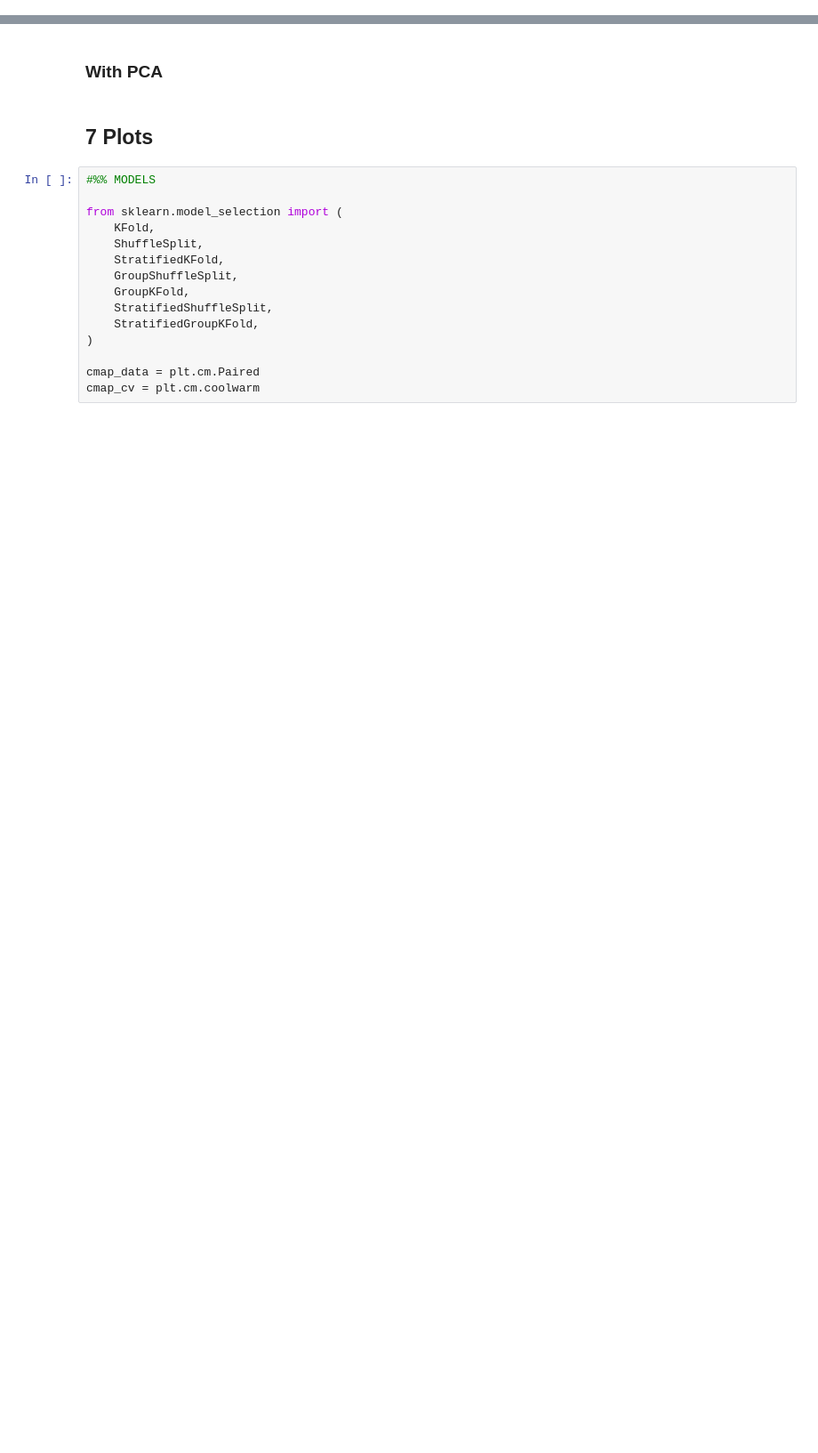
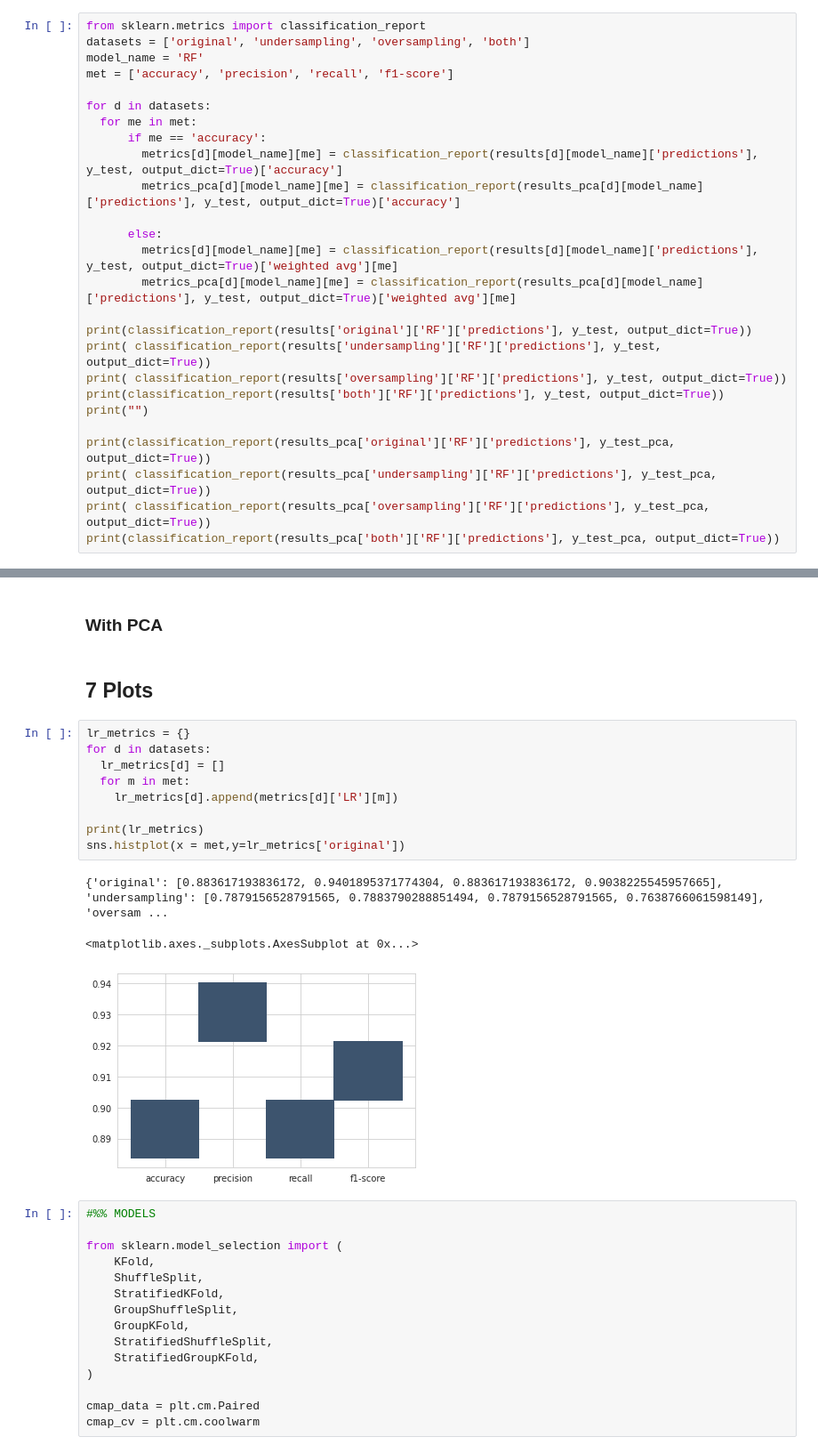
Before and after one commit to andrerubeis/andrerubeis, a Jupyter notebook: final_project_MML.ipynb, the cells around one changed output, grey strips where cells are left out. Shown at 89% size. Cells and saved outputs as stored; diff of their text form; blank space fills up the shorter version.

```diff
--- a/final_project_MML.ipynb
+++ b/final_project_MML.ipynb
@@ -1628,0 +1719,26 @@ results_pca['both']['RF']['predictions'] = rf.set_params(**results_pca['both']['
+# %%
+from sklearn.metrics import classification_report
+datasets = ['original', 'undersampling', 'oversampling', 'both']
+model_name = 'RF'
+met = ['accuracy', 'precision', 'recall', 'f1-score']
+
+for d in datasets:
+  for me in met:
+      if me == 'accuracy':
+        metrics[d][model_name][me] = classification_report(results[d][model_name]['predictions'], y_test, output_dict=True)['accuracy']
+        metrics_pca[d][model_name][me] = classification_report(results_pca[d][model_name]['predictions'], y_test, output_dict=True)['accuracy']
+
+      else:
+        metrics[d][model_name][me] = classification_report(results[d][model_name]['predictions'], y_test, output_dict=True)['weighted avg'][me]
+        metrics_pca[d][model_name][me] = classification_report(results_pca[d][model_name]['predictions'], y_test, output_dict=True)['weighted avg'][me]
+
+print(classification_report(results['original']['RF']['predictions'], y_test, output_dict=True))
+print( classification_report(results['undersampling']['RF']['predictions'], y_test, output_dict=True))
+print( classification_report(results['oversampling']['RF']['predictions'], y_test, output_dict=True))
+print(classification_report(results['both']['RF']['predictions'], y_test, output_dict=True))
+print("")
+
+print(classification_report(results_pca['original']['RF']['predictions'], y_test_pca, output_dict=True))
+print( classification_report(results_pca['undersampling']['RF']['predictions'], y_test_pca, output_dict=True))
+print( classification_report(results_pca['oversampling']['RF']['predictions'], y_test_pca, output_dict=True))
+print(classification_report(results_pca['both']['RF']['predictions'], y_test_pca, output_dict=True))
@@ -1680,6 +1806,19 @@ RF - AUROC PCA SMOTETomekLinks:  0.8128561164092413
 ### With PCA
 # %% [markdown]
 ## 7 Plots
+# %%
+lr_metrics = {}
+for d in datasets:
+  lr_metrics[d] = []
+  for m in met:
+    lr_metrics[d].append(metrics[d]['LR'][m])
+
+print(lr_metrics)
+sns.histplot(x = met,y=lr_metrics['original'])
+# %% [output]
+{'original': [0.883617193836172, 0.9401895371774304, 0.883617193836172, 0.9038225545957665], 'undersampling': [0.7879156528791565, 0.7883790288851494, 0.7879156528791565, 0.7638766061598149], 'oversam ...
+<matplotlib.axes._subplots.AxesSubplot at 0x...>
+[figure, added]
 # %%
 #%% MODELS
 
```
Also changed, not shown: parts of 17 cells of this notebook.
